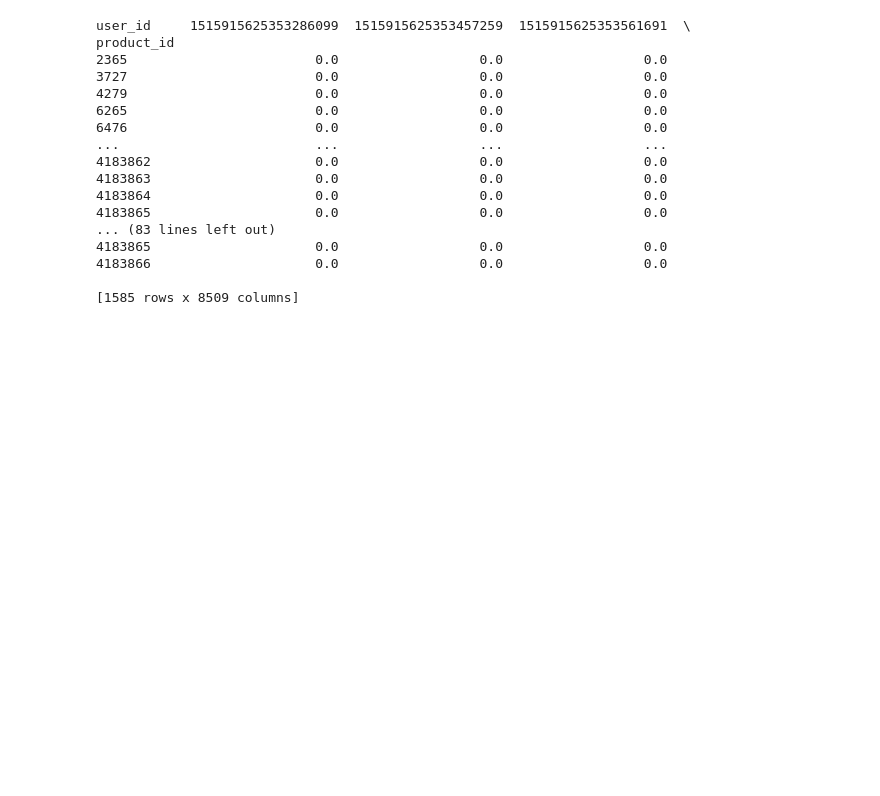
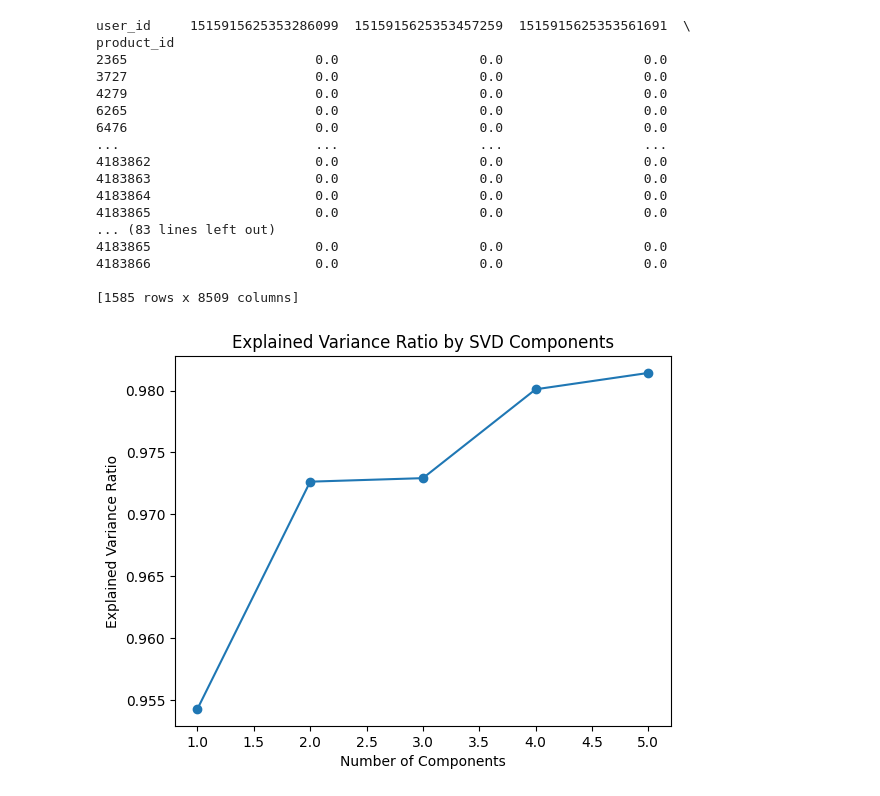
Before and after one commit to Baderzakaria/hakathon, a Jupyter notebook: new_data_prep.ipynb, the cells around one changed output. Cells and saved outputs as stored; diff of their text form; code cells hidden in the pictures; blank space fills up the shorter version.

Commit message:
update new data prep uiwth last svd

```diff
--- a/new_data_prep.ipynb
+++ b/new_data_prep.ipynb
@@ -210,3 +204,25 @@ product_id
 4183866                     0.0                  0.0                  0.0
 
 [1585 rows x 8509 columns]
+# %%
+# Ensure the data is normalized before SVD
+from sklearn.preprocessing import StandardScaler
+import matplotlib.pyplot as plt
+import seaborn as sns
+from sklearn.decomposition import TruncatedSVD
+
+# Normalize the data
+scaler = StandardScaler()
+normalized_data = scaler.fit_transform(normalized_pivot_table)
+
+svd = TruncatedSVD(n_components=5, random_state=42)
+reduced_data = svd.fit_transform(normalized_data)
+# %%
+explained_variance_ratio = svd.explained_variance_ratio_
+plt.plot(range(1, len(explained_variance_ratio) + 1),1- explained_variance_ratio, marker='o')
+plt.xlabel('Number of Components')
+plt.ylabel('Explained Variance Ratio')
+plt.title('Explained Variance Ratio by SVD Components')
+plt.show()
+# %% [output]
+[figure, added]
```
Also changed, not shown: parts of 25 cells of this notebook.
